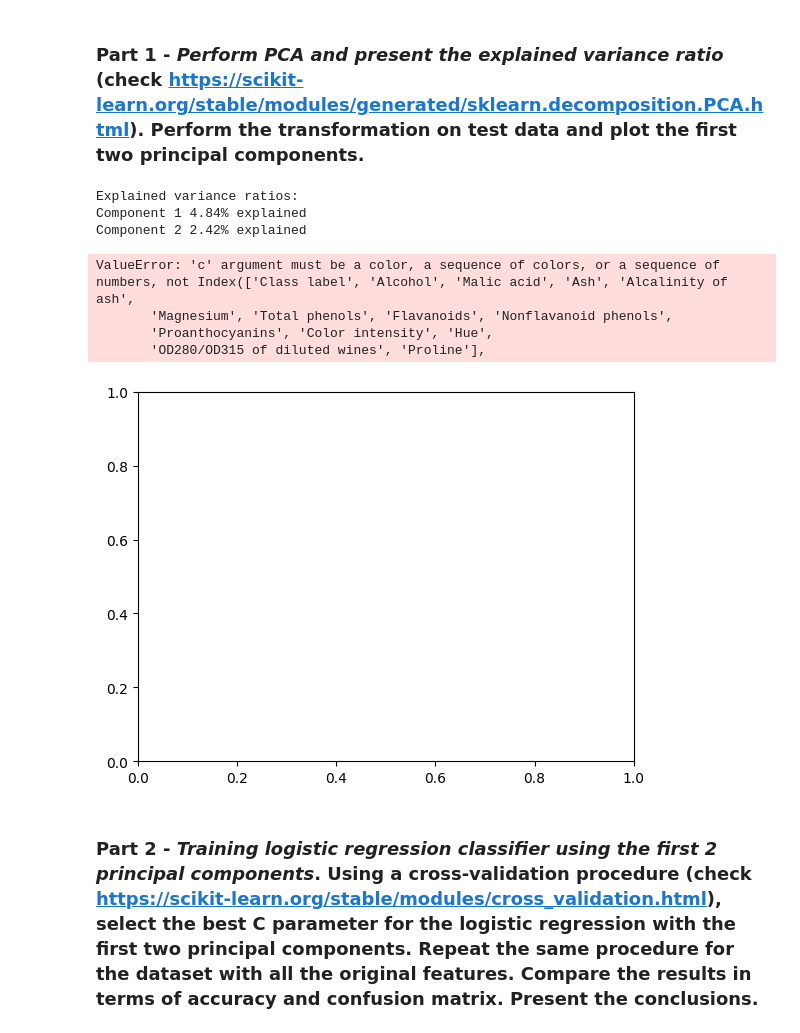
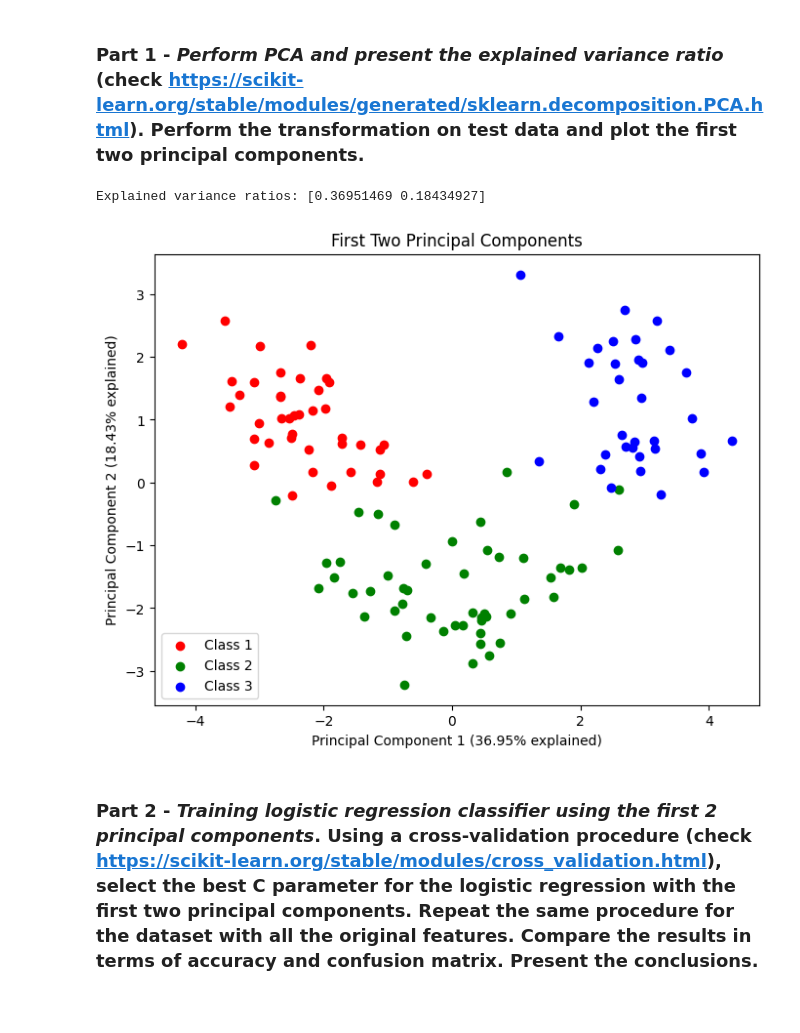
Before and after one commit to jaymedq/deep-learning, a Jupyter notebook: Assignment2.ipynb, the cells around one changed output. Drawn from its saved outputs; the diff is of its cells as text; code cells hidden in the pictures; blank space fills up the shorter version.

```diff
--- a/Assignment2.ipynb
+++ b/Assignment2.ipynb
@@ -55,33 +55,31 @@ X_test_std = sc.transform(X_test)
 # %%
 import numpy as np
 import matplotlib.pyplot as plt
 from sklearn.decomposition import PCA
 
 # Fit PCA to the training data and transform the test data
 n_components = 2
 pca = PCA(n_components=n_components)
 X_train_pca = pca.fit_transform(X_train_std)
 X_test_pca = pca.transform(X_test_std)
 
-#Present the explained variance ratio
-print('Explained variance ratios:')
-for i in range(n_components):
-    print(f'Component {i+1} {pca.explained_variance_[i]:.2f}% explained')
+# Present the explained variance ratio
+print(f'Explained variance ratios: {pca.explained_variance_ratio_}')
 
-# Plot the first two principal components
-plt.scatter(X_test_pca[:, 0], X_test_pca[:, 1])
-plt.xlabel('Principal Component 1')
-plt.ylabel('Principal Component 2')
+# Create a scatter plot with different colors for the three classes
+plt.figure(figsize=(8, 6))
+colors = ['r', 'g', 'b']
+
+for l, c, in zip(np.unique(y_train), colors):
+    plt.scatter(X_train_pca[y_train == l, 0], X_train_pca[y_train == l, 1], c=c, label=f'Class {l}')
+
+plt.xlabel(f'Principal Component 1 ({pca.explained_variance_ratio_[0]*100:.2f}% explained)')
+plt.ylabel(f'Principal Component 2 ({pca.explained_variance_ratio_[1]*100:.2f}% explained)')
 plt.title('First Two Principal Components')
+plt.legend()
 plt.show()
 # %% [output]
-Explained variance ratios:
-Component 1 4.84% explained
-Component 2 2.42% explained
+Explained variance ratios: [0.36951469 0.18434927]
-ValueError: 'c' argument must be a color, a sequence of colors, or a sequence of numbers, not Index(['Class label', 'Alcohol', 'Malic acid', 'Ash', 'Alcalinity of ash',
-       'Magnesium', 'Total phenols', 'Flavanoids', 'Nonflavanoid phenols',
-       'Proanthocyanins', 'Color intensity', 'Hue',
-       'OD280/OD315 of diluted wines', 'Proline'],
-[figure, old version]
+[figure, new version]
 # %% [markdown]
 ### Part 2 - *Training logistic regression classifier using the first 2 principal components*. Using a cross-validation procedure (check https://scikit-learn.org/stable/modules/cross_validation.html), select the best C parameter for the logistic regression with the first two principal components. Repeat the same procedure for the dataset with all the original features. Compare the results in terms of accuracy and confusion matrix. Present the conclusions.
```
Also changed, not shown: parts of 2 cells of this notebook, 1 other file.
